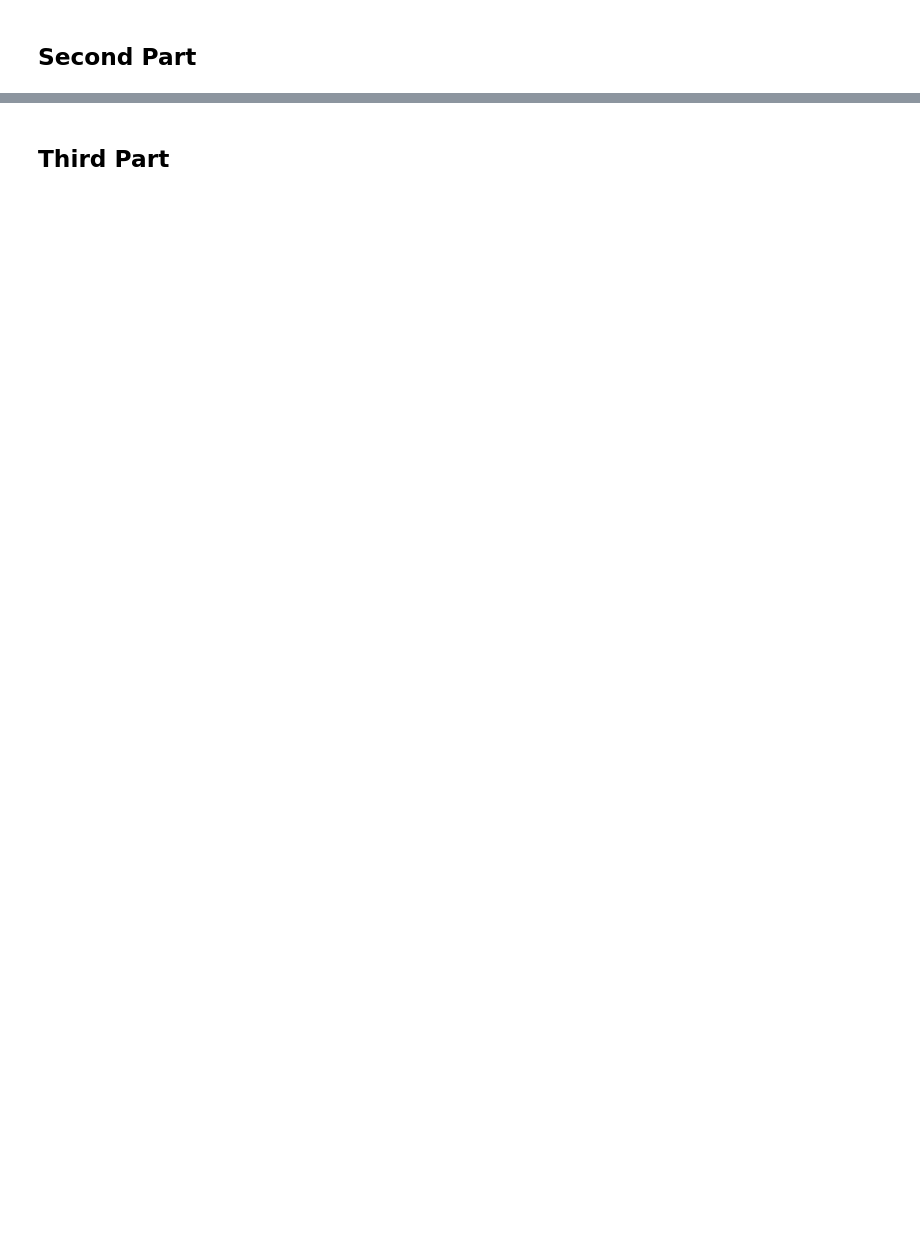
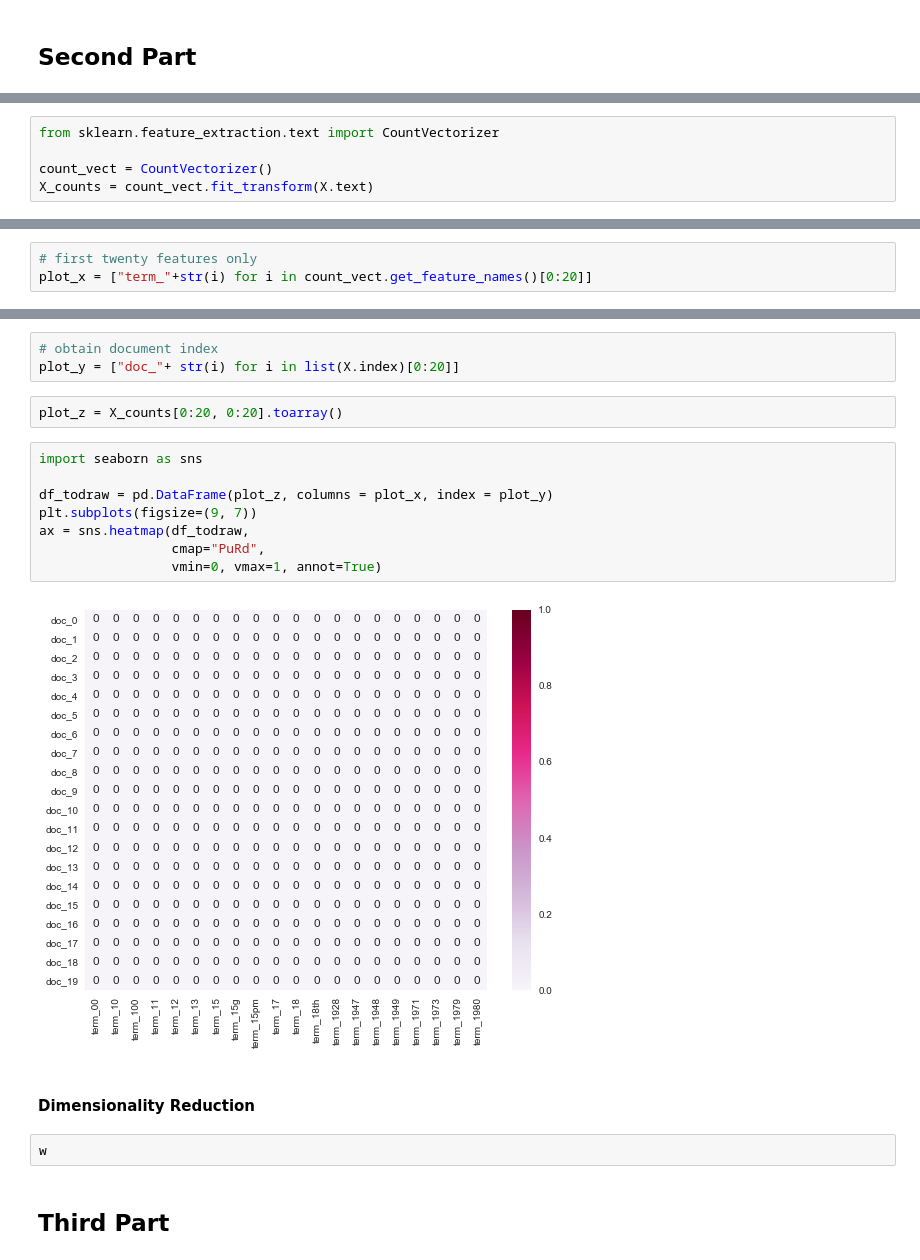
Before and after one commit to grace6029/DM19-Lab1-Homework1, a Jupyter notebook: DM19-Lab1-Homework1/DM19-Lab1-Homework.ipynb, the cells around one changed output, grey strips where cells are left out. Drawn from its saved outputs; the diff is of its cells as text; blank space fills up the shorter version.

```diff
--- a/DM19-Lab1-Homework1/DM19-Lab1-Homework.ipynb
+++ b/DM19-Lab1-Homework1/DM19-Lab1-Homework.ipynb
@@ -520,0 +754,5 @@ Additionally, you can attempt to sort the terms on the `x-axis` by frequency ins
+# %%
+from sklearn.feature_extraction.text import CountVectorizer
+
+count_vect = CountVectorizer()
+X_counts = count_vect.fit_transform(X.text)
@@ -520,0 +794,3 @@ Additionally, you can attempt to sort the terms on the `x-axis` by frequency ins
+# %%
+# first twenty features only
+plot_x = ["term_"+str(i) for i in count_vect.get_feature_names()[0:20]]
@@ -521,2 +820,21 @@ Additionally, you can attempt to sort the terms on the `x-axis` by frequency ins
+# %%
+# obtain document index
+plot_y = ["doc_"+ str(i) for i in list(X.index)[0:20]]
+# %%
+plot_z = X_counts[0:20, 0:20].toarray()
+# %%
+import seaborn as sns
+
+df_todraw = pd.DataFrame(plot_z, columns = plot_x, index = plot_y)
+plt.subplots(figsize=(9, 7))
+ax = sns.heatmap(df_todraw,
+                 cmap="PuRd",
+                 vmin=0, vmax=1, annot=True)
+# %% [output]
+[figure, added]
+# %% [markdown]
+#### Dimensionality Reduction
+# %%
+w
 # %% [markdown]
 ## Third Part
```
Also changed, not shown: parts of 49 cells of this notebook, 7 other files.
